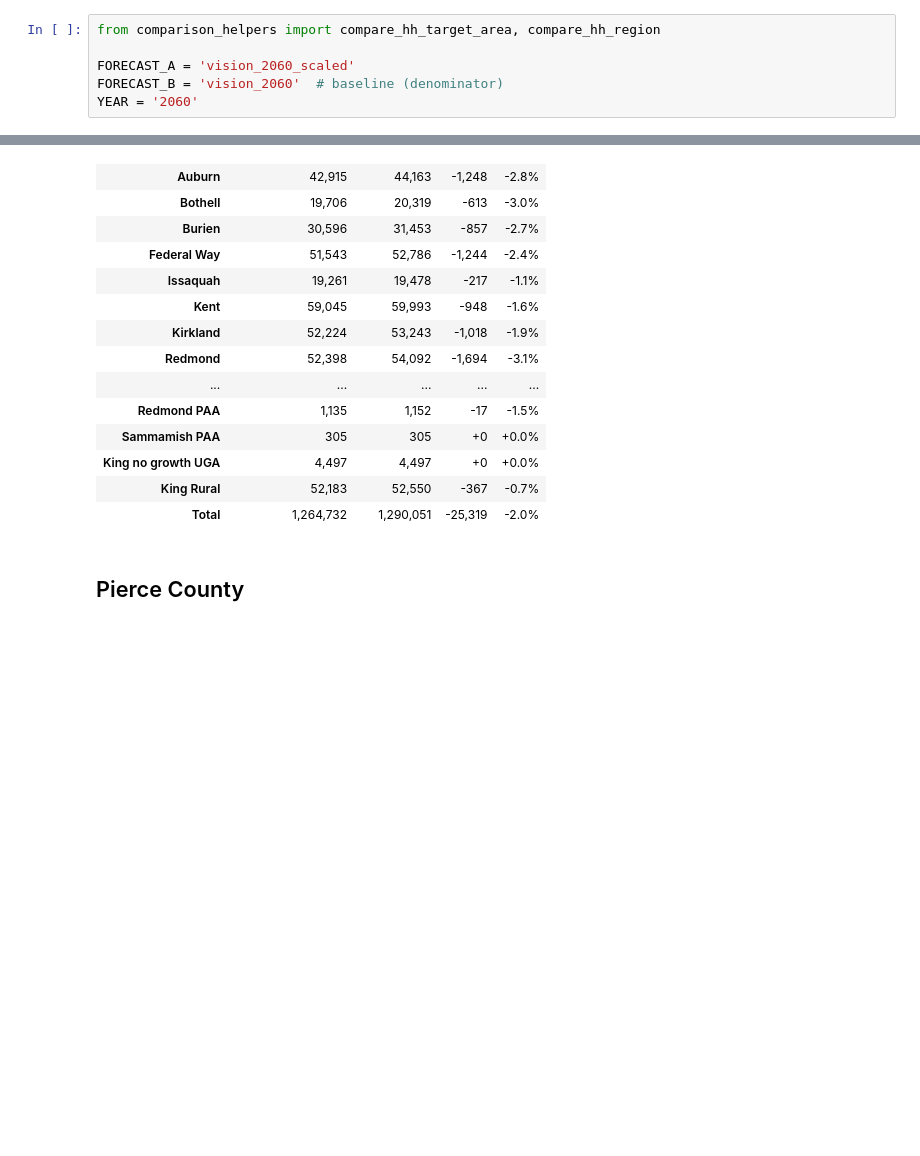
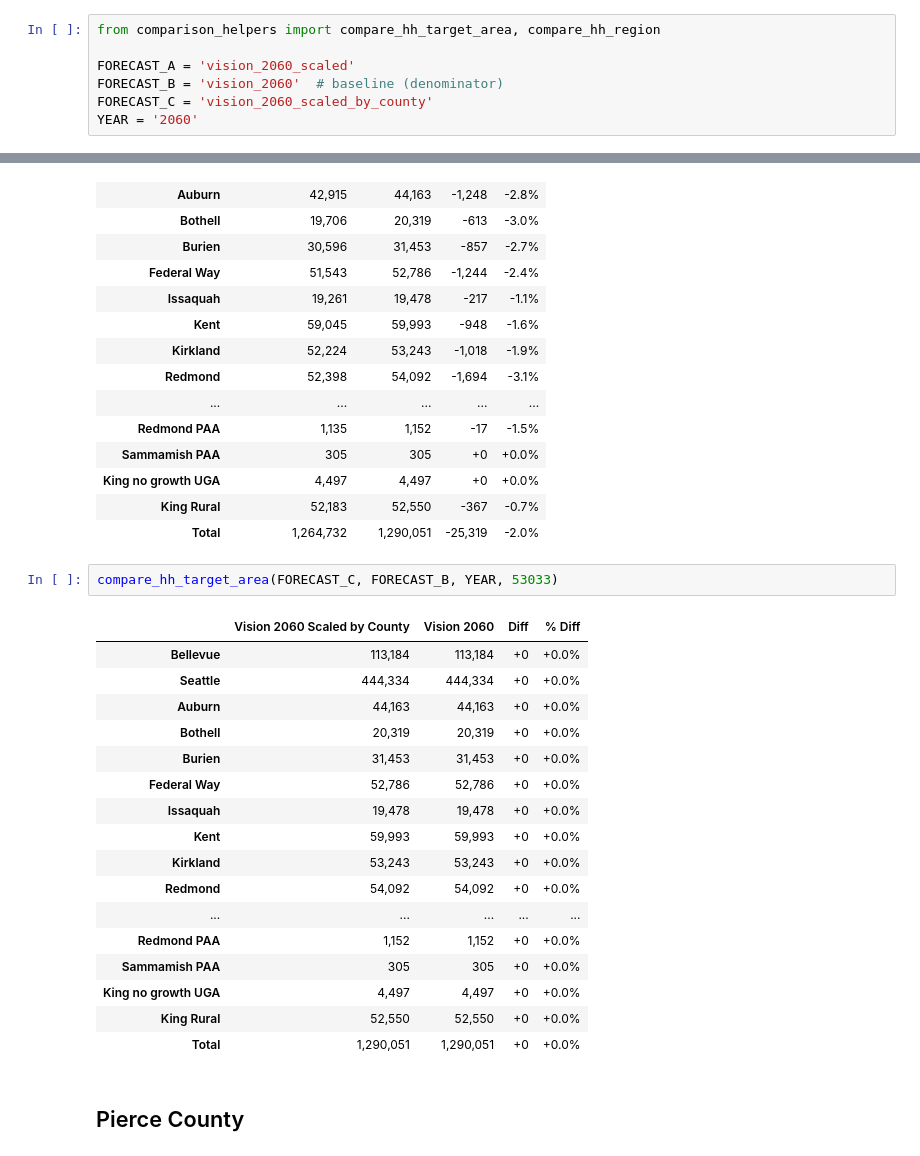
Before and after one commit to psrc/control_totals, a Jupyter notebook: control_totals/validation/summary_scripts/households_compare_2060.ipynb, the cells around one changed output, grey strips where cells are left out. Cells and saved outputs as stored; diff of their text form; blank space fills up the shorter version.

Commit message:
add REMI scaled by county forecast
- scaled to match the REMI forecast by county instead of just matching the regional REMI forecast.

```diff
--- a/control_totals/validation/summary_scripts/households_compare_2060.ipynb
+++ b/control_totals/validation/summary_scripts/households_compare_2060.ipynb
@@ -12,6 +12,7 @@ from comparison_helpers import compare_hh_target_area, compare_hh_region
 
 FORECAST_A = 'vision_2060_scaled'
 FORECAST_B = 'vision_2060'  # baseline (denominator)
+FORECAST_C = 'vision_2060_scaled_by_county'
 YEAR = '2060'
 # %% [markdown]
 ## Region
@@ -46,6 +56,26 @@ compare_hh_target_area(FORECAST_A, FORECAST_B, YEAR, 53033)
 | King no growth UGA | 4,497 | 4,497 | +0 | +0.0% |
 | King Rural | 52,183 | 52,550 | -367 | -0.7% |
 | Total | 1,264,732 | 1,290,051 | -25,319 | -2.0% |
+# %%
+compare_hh_target_area(FORECAST_C, FORECAST_B, YEAR, 53033)
+# %% [output]
+|  | Vision 2060 Scaled by County | Vision 2060 | Diff | % Diff |
+| Bellevue | 113,184 | 113,184 | +0 | +0.0% |
+| Seattle | 444,334 | 444,334 | +0 | +0.0% |
+| Auburn | 44,163 | 44,163 | +0 | +0.0% |
+| Bothell | 20,319 | 20,319 | +0 | +0.0% |
+| Burien | 31,453 | 31,453 | +0 | +0.0% |
+| Federal Way | 52,786 | 52,786 | +0 | +0.0% |
+| Issaquah | 19,478 | 19,478 | +0 | +0.0% |
+| Kent | 59,993 | 59,993 | +0 | +0.0% |
+| Kirkland | 53,243 | 53,243 | +0 | +0.0% |
+| Redmond | 54,092 | 54,092 | +0 | +0.0% |
+| ... | ... | ... | ... | ... |
+| Redmond PAA | 1,152 | 1,152 | +0 | +0.0% |
+| Sammamish PAA | 305 | 305 | +0 | +0.0% |
+| King no growth UGA | 4,497 | 4,497 | +0 | +0.0% |
+| King Rural | 52,550 | 52,550 | +0 | +0.0% |
+| Total | 1,290,051 | 1,290,051 | +0 | +0.0% |
 # %% [markdown]
 ## Pierce County
 # %%
```
Also changed, not shown: parts of 5 cells of this notebook, 23 other files.
